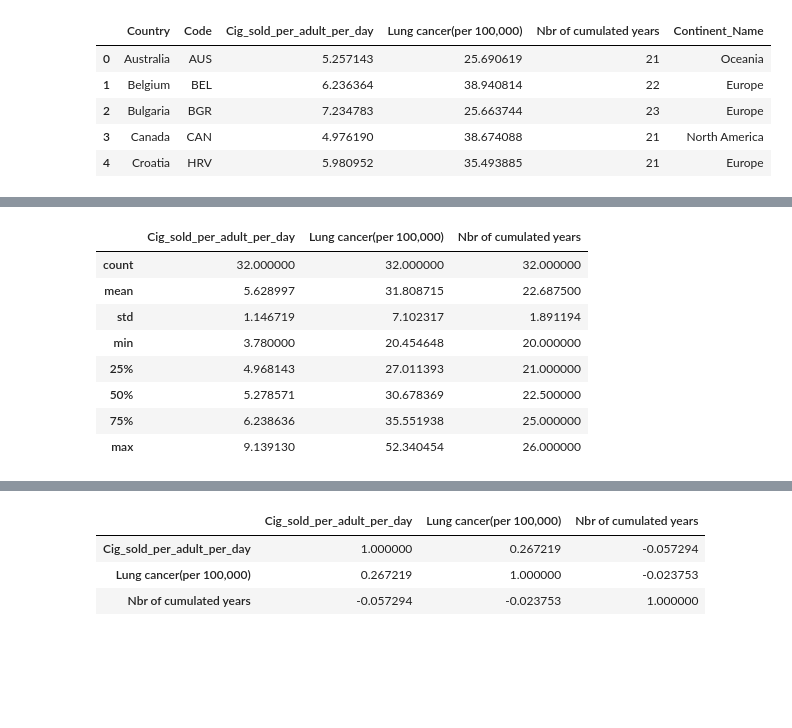
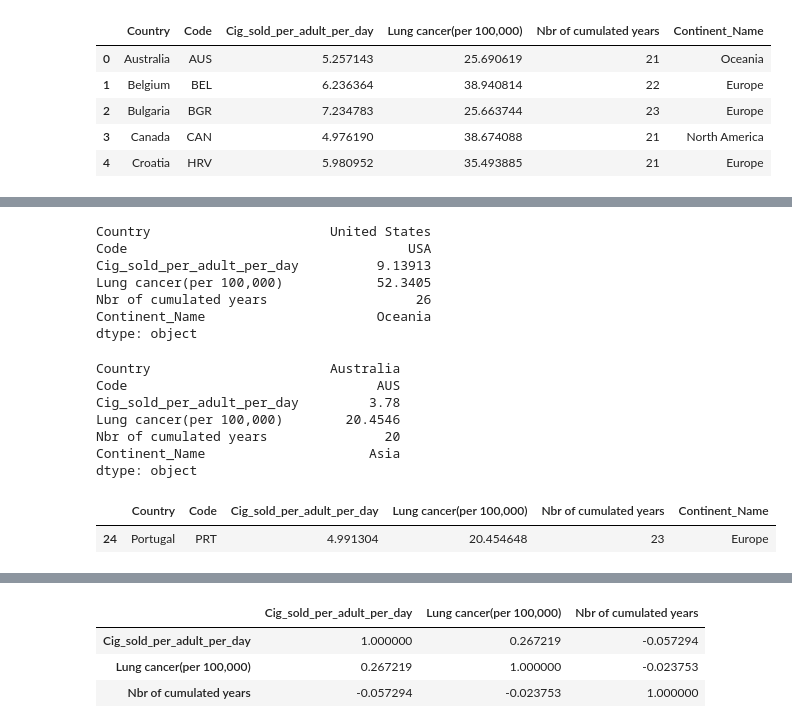
Before and after one commit to ta-data-bcn/Project-Week-5-Your-Own-Project, a Jupyter notebook: your-project/jupyter notebooks/Cigarettes vs Lung Cancer - Analysis.ipynb, the cells around one changed output, grey strips where cells are left out. Saved outputs shown, nothing was run; the diff lists cells and outputs as text; code cells hidden in the pictures; blank space fills up the shorter version.

```diff
--- a/your-project/jupyter notebooks/Cigarettes vs Lung Cancer - Analysis.ipynb
+++ b/your-project/jupyter notebooks/Cigarettes vs Lung Cancer - Analysis.ipynb
@@ -99,12 +111,25 @@ df2.head()
+# %%
+df2.max()# looking & understanding outliers
+# %% [output]
+Country                       United States
+Code                                    USA
+Cig_sold_per_adult_per_day          9.13913
+Lung cancer(per 100,000)            52.3405
+Nbr of cumulated years                   26
+Continent_Name                      Oceania
+dtype: object
 # %%
-df2.describe()
+df2.min()
 # %% [output]
-|  | Cig_sold_per_adult_per_day | Lung cancer(per 100,000) | Nbr of cumulated years |
-| count | 32.000000 | 32.000000 | 32.000000 |
-| mean | 5.628997 | 31.808715 | 22.687500 |
-| std | 1.146719 | 7.102317 | 1.891194 |
-| min | 3.780000 | 20.454648 | 20.000000 |
-| 25% | 4.968143 | 27.011393 | 21.000000 |
-| 50% | 5.278571 | 30.678369 | 22.500000 |
-| 75% | 6.238636 | 35.551938 | 25.000000 |
-| max | 9.139130 | 52.340454 | 26.000000 |
+Country                       Australia
+Code                                AUS
+Cig_sold_per_adult_per_day         3.78
+Lung cancer(per 100,000)        20.4546
+Nbr of cumulated years               20
+Continent_Name                     Asia
+dtype: object
+# %%
+df2.loc[df2['Lung cancer(per 100,000)']<= 21]# outlier
+# %% [output]
+|  | Country | Code | Cig_sold_per_adult_per_day | Lung cancer(per 100,000) | Nbr of cumulated years | Continent_Name |
+| 24 | Portugal | PRT | 4.991304 | 20.454648 | 23 | Europe |
```
Also changed, not shown: parts of 10 cells of this notebook, 1 other file.
